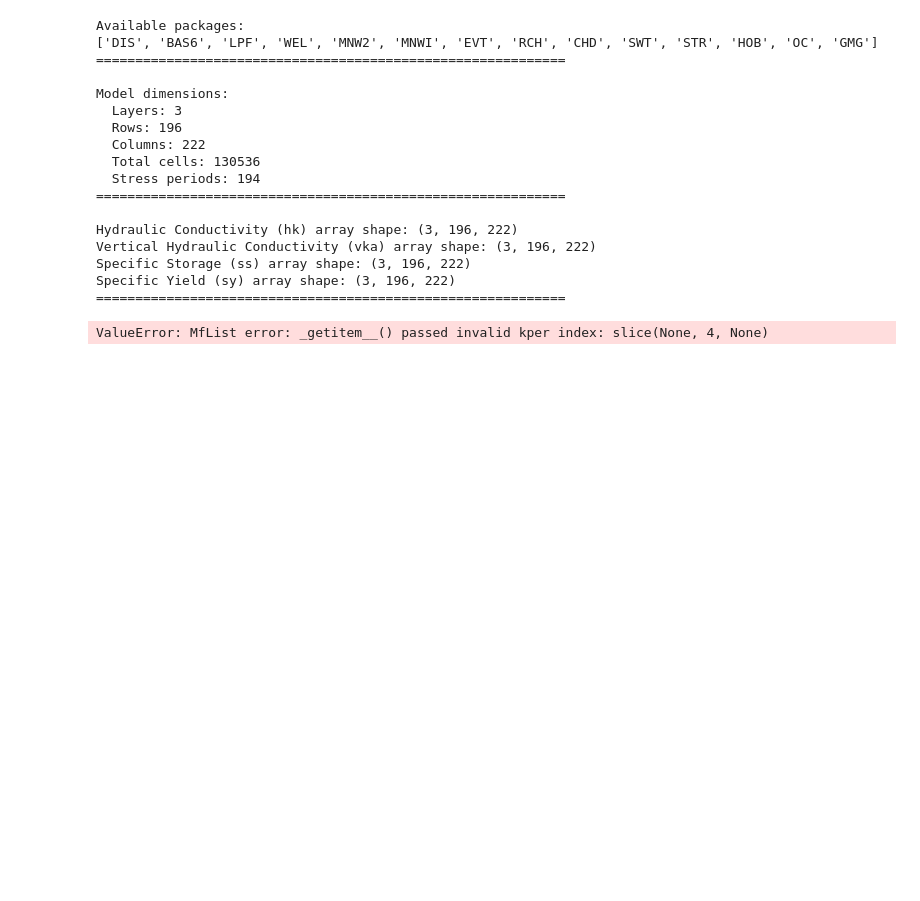
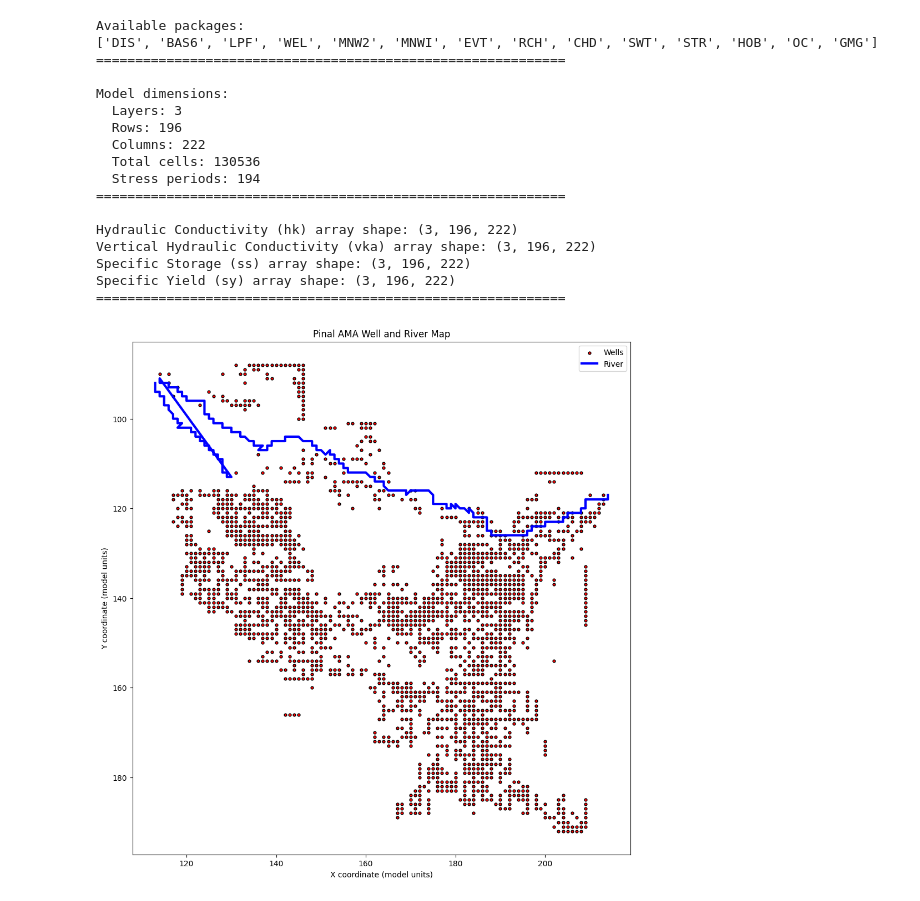
Before and after one commit to HWRS564-hydrogeologic-analysis/hwrs564a_course_materials_JessicaCarvalho, a Jupyter notebook: Project 3/Project3_practice01.ipynb, the cells around one changed output. Saved outputs shown, nothing was run; the diff lists cells and outputs as text; code cells hidden in the pictures; blank space fills up the shorter version.

```diff
--- a/Project 3/Project3_practice01.ipynb
+++ b/Project 3/Project3_practice01.ipynb
@@ -108,47 +110,59 @@ Specific Storage (ss) array shape: (3, 196, 222)
 Specific Yield (sy) array shape: (3, 196, 222)
 ============================================================
 # %%
-well_x = []
-well_y = []
+# Extract well data across all stress periods into a DataFrame
+spd_dict = wel.stress_period_data.data  # {kper: recarray}
 
-wel_spd = wel.stress_period_data
+wells = []
+for kper, spd in spd_dict.items():
+    # spd is a recarray with fields like 'k', 'i', 'j', 'flux'
+    df = pd.DataFrame({
+        "k": spd["k"],       # layer index
+        "i": spd["i"],       # row index
+        "j": spd["j"],       # column index
+        "kper": kper,        # stress period
+        "flux": spd["flux"]  # pumping rate
+    })
+    wells.append(df)
 
-for rec in wel_spd:
+wel_df = pd.concat(wells, ignore_index=True)
 
-    well = zip(rec["i"], rec["j"])
-    print(well)
+# Unique wells by i, j
+unique_wells_df = wel_df[["i", "j"]].drop_duplicates()
+# Calculate mean flux for each well across stress periods
+# well_flux = (wel_df.groupby(["i", "j"])["flux"].mean().reset_index())
+# Convert flux to positive values for plotting
+# well_flux["flux"] = well_flux["flux"].abs()
+
+# Extract river cell locations for plotting
+riv_x, riv_y = [], []
+str_spd0 = strm.stress_period_data.data[0]
+for rec in str_spd0:
+    i = rec["i"]
+    j = rec["j"]
+    riv_y.append(i)
+    riv_x.append(j)
 
 
-# riv_x = []
-# riv_y = []
+# Create plot to visualize wells and river map
+fig, ax = plt.subplots(nrows=1, ncols=1, figsize=(12, 12))
+sc = ax.scatter(unique_wells_df["j"], unique_wells_df["i"], s=12, c='r', edgecolors='k', label="Wells")
+# sc = ax.scatter(well_flux["j"], well_flux["i"], s=12, c='r', edgecolors='k', label="Wells")
+ax.plot(riv_x, riv_y, linewidth=3, c="b", label="River")
+# Plot colorbar
+# plt.colorbar(sc, label="Mean Pumping Rate (m³/day)")
 
-# str_spd0 = strm.stress_period_data.data[0]
-
-# for rec in str_spd0:
-#     print(rec)
-#     i = rec["i"]
-#     j = rec["j"]
-#     riv_x.append(i)
-#     riv_y.append(j)
-
-
-# # --- Plot ---
-# fig, ax = plt.subplots(figsize=(10, 10))
-
-# # Plot wells
-# ax.scatter(well_x, well_y, s=40, c="red", marker="o", label="Wells")
-
-# # Plot rivers
-# ax.scatter(riv_x, riv_y, s=20, c="blue", marker="s", label="River Cells")
-
-# # Plot the model grid
+# Plot the model grid - The grid may be worth learning about for future plotting
 # grid.plot(ax=ax, linewidth=0.3, color="gray")
 
-# ax.set_xlabel("X coordinate (model units)")
-# ax.set_ylabel("Y coordinate (model units)")
-# ax.set_title("MODFLOW Well and River Map")
-# ax.legend()
+# Set plot labels and title
+ax.set_aspect("equal")
+ax.set_xlabel("X coordinate (model units)")
+ax.set_ylabel("Y coordinate (model units)")
+ax.set_title("Pinal AMA Well and River Map")
+ax.invert_yaxis()
+ax.legend()
 
-# plt.show()
+plt.show()
 # %% [output]
-ValueError: MfList error: _getitem__() passed invalid kper index: slice(None, 4, None)
+[figure, added]
```
Also changed, not shown: parts of 7 cells of this notebook.
